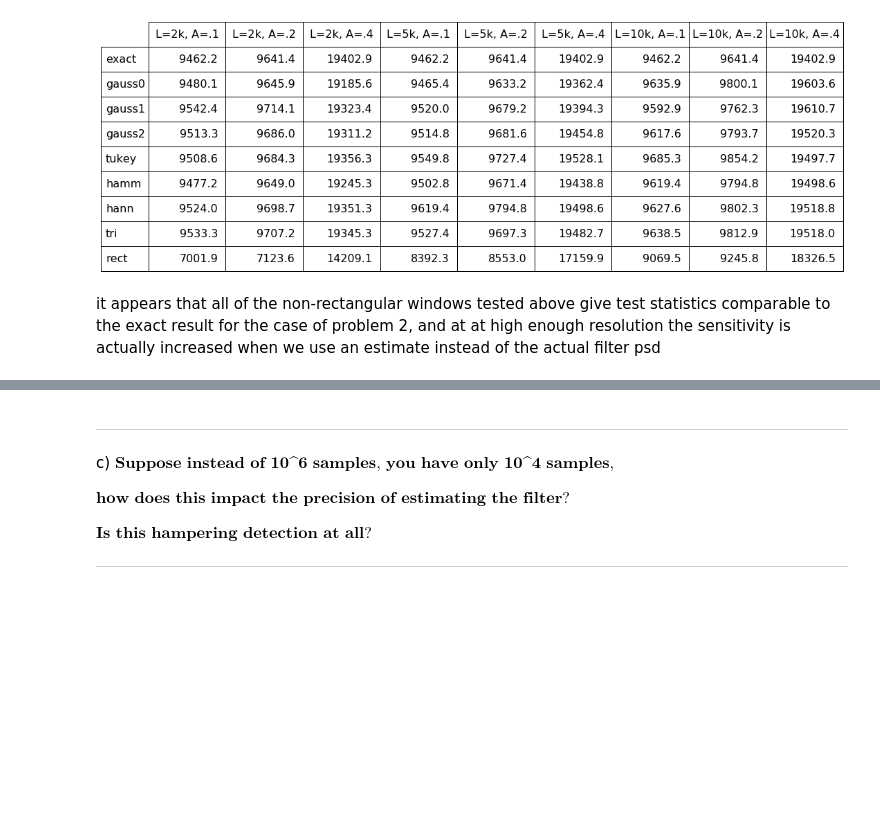
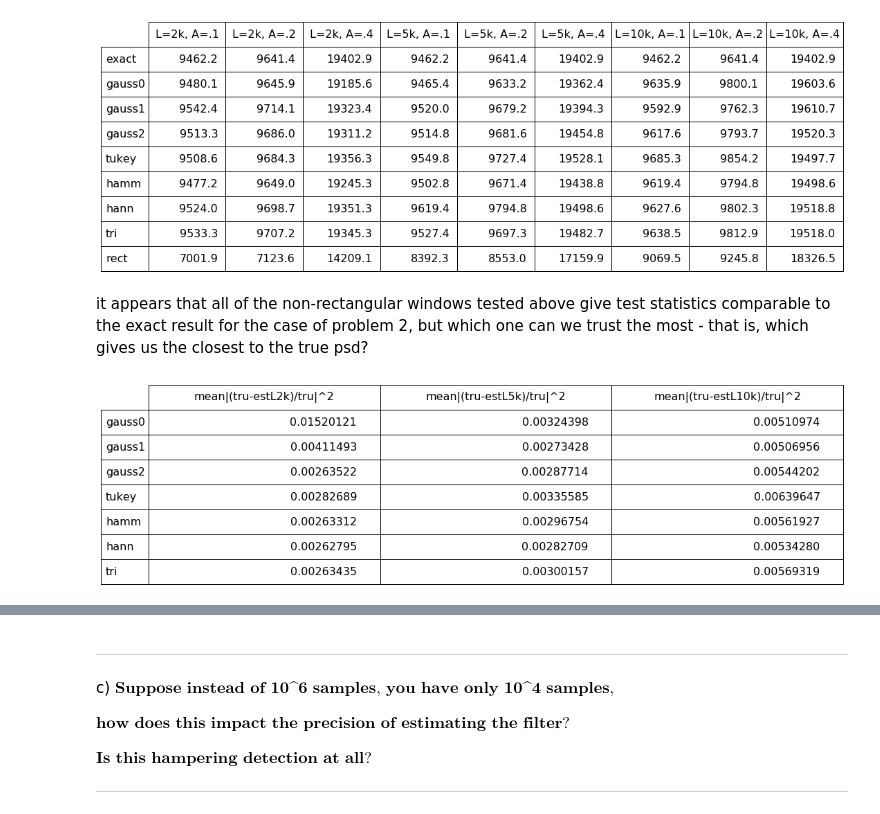
Before and after one commit to seth-olsen/stats-exercises, a Jupyter notebook: writeup_stats_exercises.ipynb, the cells around one changed output, grey strips where cells are left out. Cells and saved outputs as stored; diff of their text form; code cells hidden in the pictures; blank space fills up the shorter version.

```diff
--- a/writeup_stats_exercises.ipynb
+++ b/writeup_stats_exercises.ipynb
@@ -1531,14 +1925,11 @@ def welch_psd(data, o_m, L=None, R=None, Q=None):
         R = int(L/2)
     if Q == None:
         Q = Qfull(data.size, L, R)
-    Gkq = np.empty((Q, L))
+    Gkq = np.zeros(L)
     for q in np.arange(Q):
-        Gkq[q] = abs2(np.fft.fft(o_m * data[q*R:q*R+L]))
-    return np.sum(Gkq, axis=0) / (2*Q*np.sum(abs2(o_m)))
+        Gkq += abs2(fft(o_m * data[q*R:q*R+L]))
+    return Gkq / (2*Q*np.sum(abs2(o_m)))
 # why do we need the factor of 2?
-#    return np.sum(Gkq, axis=0) * L * data.size / (2*Q*np.sum(abs2(o_m)))
-#    return np.sum(Gkq, axis=0) / (2*Q*np.sum(abs2(o_m)))
-#    return np.sum(Gkq, axis=0) * data.size / (2*Q*np.sum(abs2(o_m)))
 
 import scipy.signal as ssp
 from numpy.fft import fftshift as centered
@@ -1600,6 +1991,22 @@ def compute_stat_welch(data, revsig_ft_conj, o_m):
     psd = welch_psd(data, o_m)
     return np.max(abs2(np.fft.ifft(revsig_ft_conj * np.fft.fft(data) / \
                                    bins_to_resolution(psd, int(data.size / psd.size)))))
+
+# return squared fractional error of psd estimate
+def compute_msfe_welch(data, tru_psd, o_m):
+    psd = welch_psd(data, o_m)
+    return abs2((tru_psd - bins_to_resolution(psd, int(data.size / psd.size)))/tru_psd)
+
+# return mean and variance of true_psd - welch_psd
+def compute_mean_var_welch(data, tru_psd, o_m):
+    dif = tru_psd - b2r(welch_psd(data, o_m), int(data.size / o_m.size))
+    return np.array([np.mean(dif), np.var(dif)])
+
+def camp(cc):
+    return cc * np.exp(1j*2*np.pi*np.random.random())
+
+def csig(cc, nn=1000000, tau=100):
+    return camp(cc) * get_signal(nn, tau, start=np.random.randint(0,nn))
 # %% [markdown]
 ********
 b) $\textbf{What is the impact of using the best-estimate filter in the detection statistic }$
@@ -1766,4 +2173,4 @@ the_table.scale(3, 3)
 # %% [output]
 [figure]
 # %% [markdown]
-it appears that all of the non-rectangular windows tested above give test statistics comparable to the exact result for the case of problem 2, and at at high enough resolution the sensitivity is actually increased when we use an estimate instead of the actual filter psd
+it appears that all of the non-rectangular windows tested above give test statistics comparable to the exact result for the case of problem 2, but which one can we trust the most - that is, which gives us the closest to the true psd?
@@ -1769,0 +2230,22 @@ it appears that all of the non-rectangular windows tested above give test statis
+# %%
+def fmt(num):
+    return '{:.8f}'.format(num)
+
+msfe_data = [[fmt(msegauss2000s100),fmt(msegauss5000s250),fmt(msegauss10000s500)],
+             [fmt(msegauss2000s200),fmt(msegauss5000s500),fmt(msegauss10000s1000)],
+             [fmt(msegauss2000s400),fmt(msegauss5000s1000),fmt(msegauss10000s2000)],
+             [fmt(msetukey2000),fmt(msetukey5000),fmt(msetukey10000)],
+             [fmt(msehamm2000),fmt(msehamm5000),fmt(msehamm10000)],
+             [fmt(msehann2000),fmt(msehann5000),fmt(msehann10000)],
+             [fmt(msetri2000),fmt(msetri5000),fmt(msetri10000)]]
+rownames = ['gauss0', 'gauss1', 'gauss2', 'tukey', 'hamm', 'hann', 'tri']
+fig, ax = plt.subplots()
+ax.axis('off')
+the_table = plt.table(cellText=msfe_data, rowLabels=rownames, \
+                      colLabels=['mean|(tru-estL2k)/tru|^2','mean|(tru-estL5k)/tru|^2',\
+                                 'mean|(tru-estL10k)/tru|^2'], loc='center')
+the_table.auto_set_font_size(False)
+the_table.set_fontsize(16)
+the_table.scale(3, 3)
+# %% [output]
+[figure, added]
```
Also changed, not shown: parts of 26 cells of this notebook, 2 other files.
